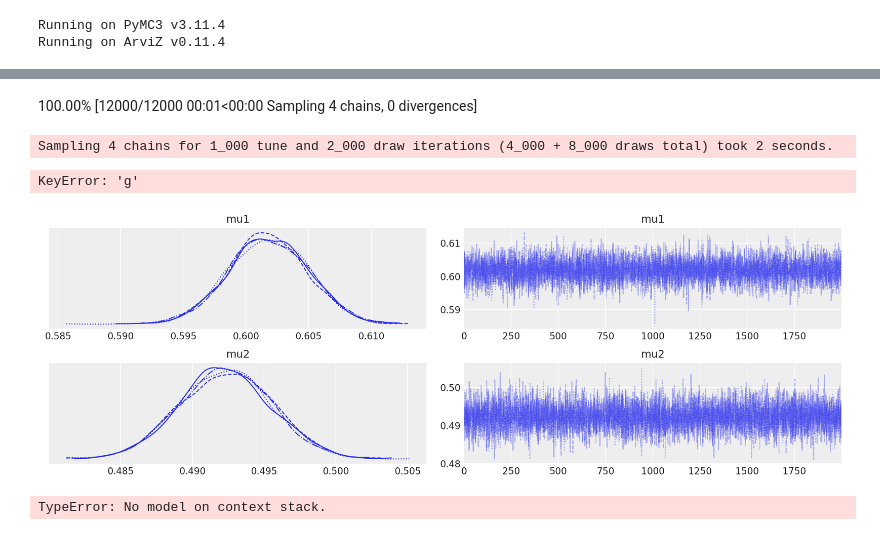
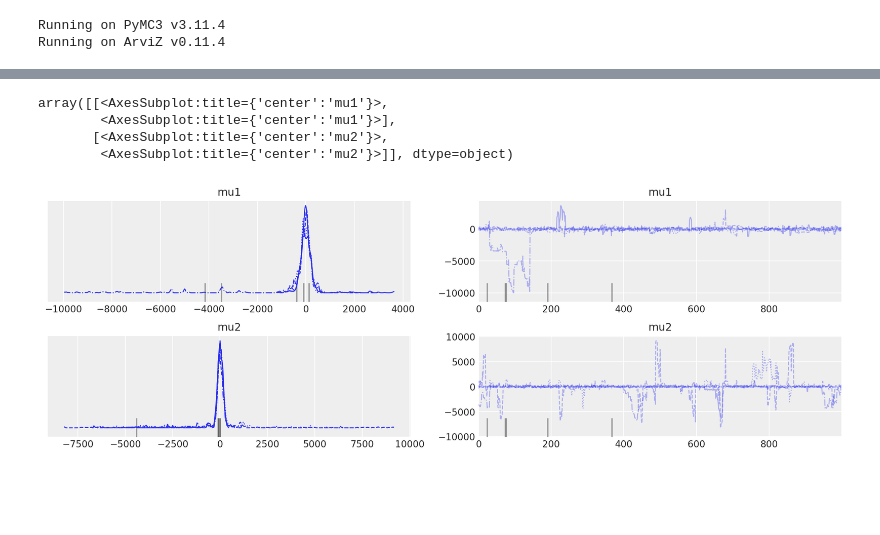
Before and after one commit to jadkins99/bandits, a Jupyter notebook: bandits/pymc3Test.ipynb, the cells around one changed output, grey strips where cells are left out. Saved outputs shown, nothing was run; the diff lists cells and outputs as text; code cells hidden in the pictures; blank space fills up the shorter version.

```diff
--- a/bandits/pymc3Test.ipynb
+++ b/bandits/pymc3Test.ipynb
@@ -20 +87,13 @@ Running on ArviZ v0.11.4
+# %%
+def from_posterior(param, samples):
+    smin, smax = np.min(samples), np.max(samples)
+    width = smax - smin
+    x = np.linspace(smin, smax, 100)
+    y = stats.gaussian_kde(samples)(x)
+
+    # what was never sampled should have a small probability but not 0,
+    # so we'll extend the domain and use linear approximation of density on it
+    x = np.concatenate([[x[0] - 3 * width], x, [x[-1] + 3 * width]])
+    y = np.concatenate([[0], y, [0]])
+    return Interpolated(param, x, y)
 # %%
@@ -30,14 +254,21 @@ history2 = np.random.normal(expectation_mu2,sd,1000)
 # %%
-with pm.Model() as model:
-    mu1 = pm.Normal("mu1", mu=mu1_true, sigma=sd)
-    mu2 = pm.Normal("mu2", mu=mu2_true, sigma=sd)
+az.plot_trace(trace)
 
-    bandit1 = pm.Normal("bandit1",mu=mu1,sigma=sd,observed= history1)
+# print(len(traces))
+# import matplotlib as mpl
+# print("Posterior distributions after " + str(len(traces)) + " iterations.")
+# cmap = mpl.cm.autumn
+# for param in ["mu1", "mu2"]:
+#     plt.figure(figsize=(8, 2))
+#     for update_i, trace in enumerate(traces):
+#         samples = trace[param]
+#         smin, smax = np.min(samples), np.max(samples)
+#         x = np.linspace(smin, smax, 100)
+#         y = stats.gaussian_kde(samples)(x)
+#         plt.plot(x, y, color=cmap(1 - update_i / len(traces)))
+#     plt.axvline({"mu1": mu1_real, "mu2": mu2_real}[param], c="k")
+#     plt.ylabel("Frequency")
+#     plt.title(param)
 
-    bandit2 = pm.Normal("bandit2",mu=mu2,sigma=sd,observed= history2)
-
-    g = bandit2-bandit1
-    idata = pm.sample(2000, return_inferencedata=True)
-    print(np.mean(idata.posterior["mu1"]))
-    print(np.mean(idata.posterior["mu2"]))
+# plt.tight_layout();
 # %% [output]
@@ -48,12 +283,6 @@ NUTS: [mu2, mu1]
-100.00% [12000/12000 00:01<00:00 Sampling 4 chains, 0 divergences]
-Sampling 4 chains for 1_000 tune and 2_000 draw iterations (4_000 + 8_000 draws total) took 2 seconds.
+array([[<AxesSubplot:title={'center':'mu1'}>,
+        <AxesSubplot:title={'center':'mu1'}>],
+       [<AxesSubplot:title={'center':'mu2'}>,
+        <AxesSubplot:title={'center':'mu2'}>]], dtype=object)
-KeyError: 'g'
+[figure, added]
-# %%
-az.plot_trace(idata);
-# %% [output]
-[figure, removed]
-# %%
-    idata = pm.sample(2000, tune=1500, return_inferencedata=True)
-# %% [output]
-TypeError: No model on context stack.
 # %%
```
Also changed, not shown: parts of 6 cells of this notebook.
